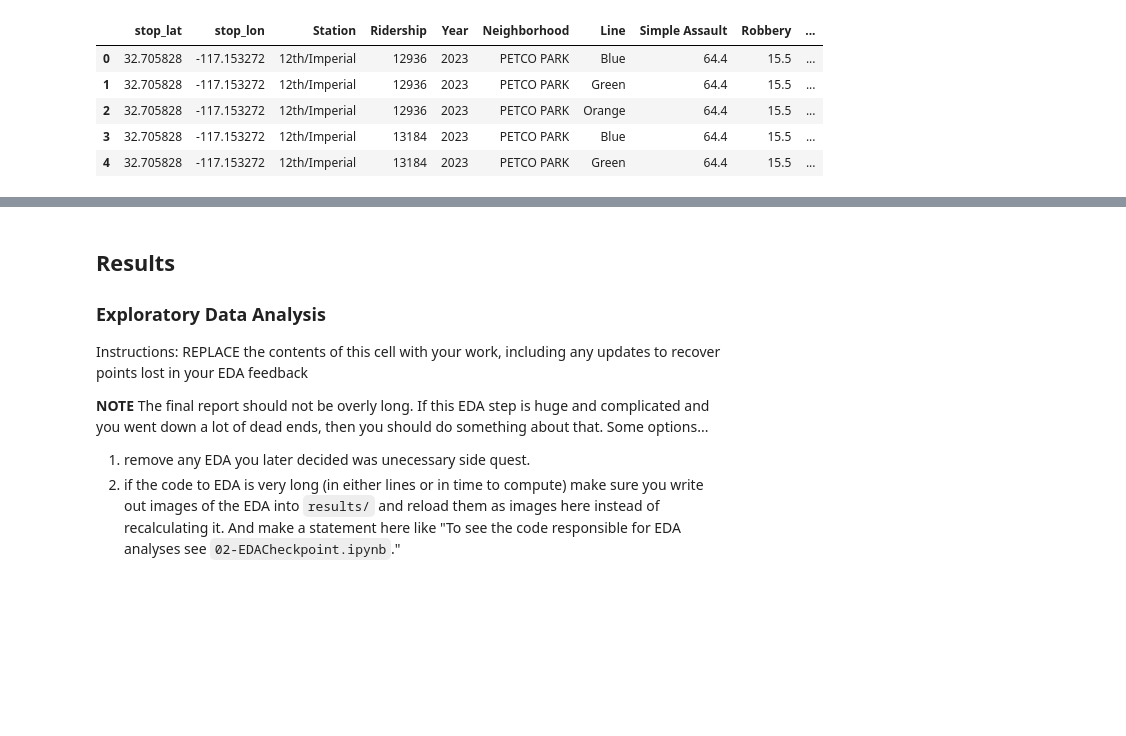
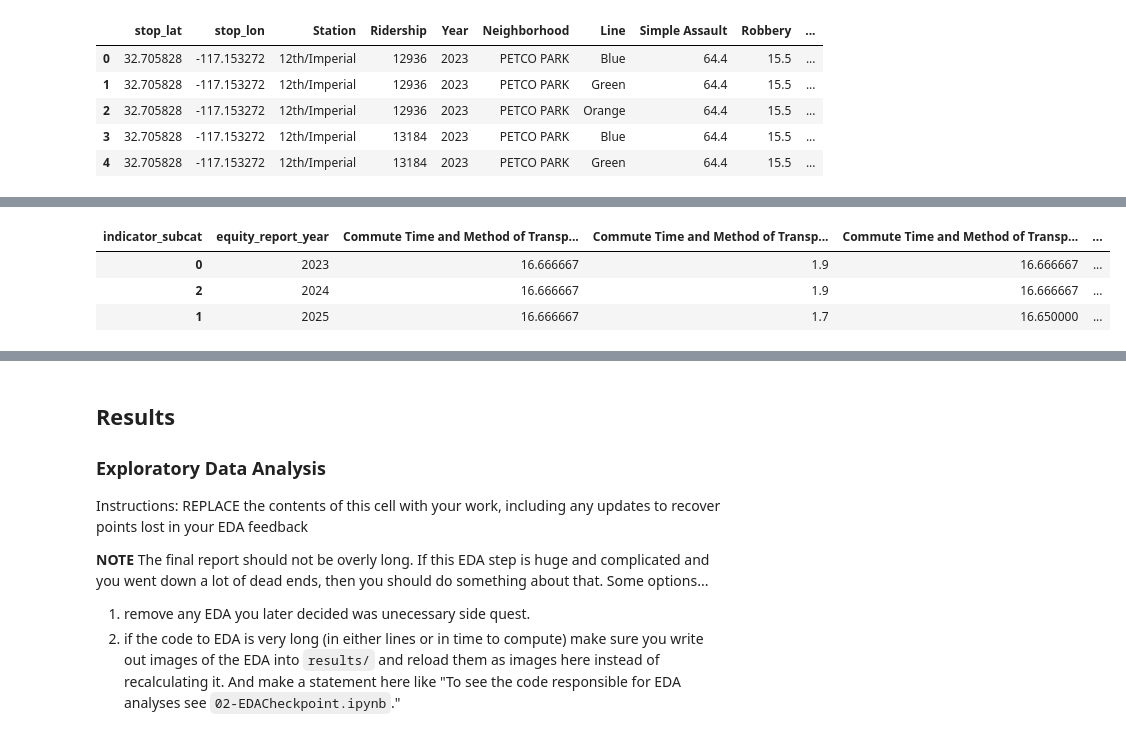
Before and after one commit to COGS108/Group022_WI26, a Jupyter notebook: 03-FinalProject.ipynb, the cells around one changed output, grey strips where cells are left out. Drawn from its saved outputs; the diff is of its cells as text; code cells hidden in the pictures; blank space fills up the shorter version.

```diff
--- a/03-FinalProject.ipynb
+++ b/03-FinalProject.ipynb
@@ -289,0 +252,14 @@ array(['Level 2', 'Hispanic or Latino, of Any Race',
+# %%
+# We found that many indicator subcategories had no meaningful shifts in percentage, or remained constant over time. Therefore, we priortize categories with measurable shifts and\
+# treat those without any shifts as baseline constants.
+prevalent_indicators = ['Commute Time and Method of Transportation', 'Cost-Burdened Households', 'Self-Sufficiency Wage']
+prevalent_cat = ['Light rail, streetcar, or trolley', 'Bus', 'Total Private Motor Vehicle', 'With Reported Disability', 'Without Reported Disability', 'Male', 'Female',
+                 'Black or African American', 'White', 'No', 'Yes']
+
+prevalent_indicators = clean_equity_df[
+    (clean_equity_df['indicator'].isin(prevalent_indicators))
+    & (clean_equity_df['subcategory'].isin(prevalent_cat))
+].copy()
+
+prevalent_indicators['indicator_subcat'] = prevalent_indicators['indicator'] + '_' + prevalent_indicators['subcategory']
+equity_pivot_table = prevalent_indicators.pivot_table(index='equity_report_year', columns='indicator_subcat', values='percent').reset_index()
@@ -289,0 +289,10 @@ array(['Level 2', 'Hispanic or Latino, of Any Race',
+# %%
+equity_2024 = equity_pivot_table[equity_pivot_table['equity_report_year'] == 2023].copy()
+equity_2024['equity_report_year'] = 2024
+equity_df = pd.concat([equity_pivot_table, equity_2024], ignore_index=True).sort_values('equity_report_year')
+equity_df.head()
+# %% [output]
+| indicator_subcat | equity_report_year | Commute Time and Method of Transp... | Commute Time and Method of Transp... | Commute Time and Method of Transp... | ... |
+| 0 | 2023 | 16.666667 | 1.9 | 16.666667 | ... |
+| 2 | 2024 | 16.666667 | 1.9 | 16.666667 | ... |
+| 1 | 2025 | 16.666667 | 1.7 | 16.650000 | ... |
```
Also changed, not shown: parts of 7 cells of this notebook.
